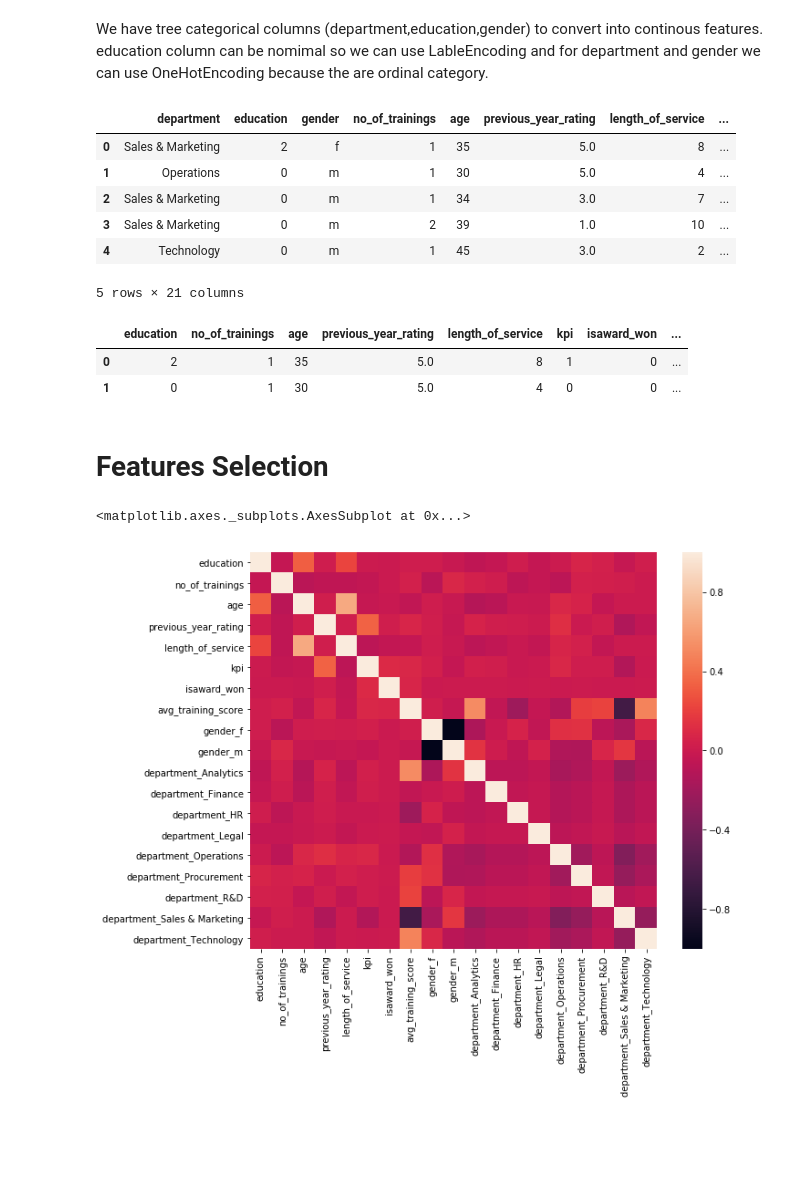
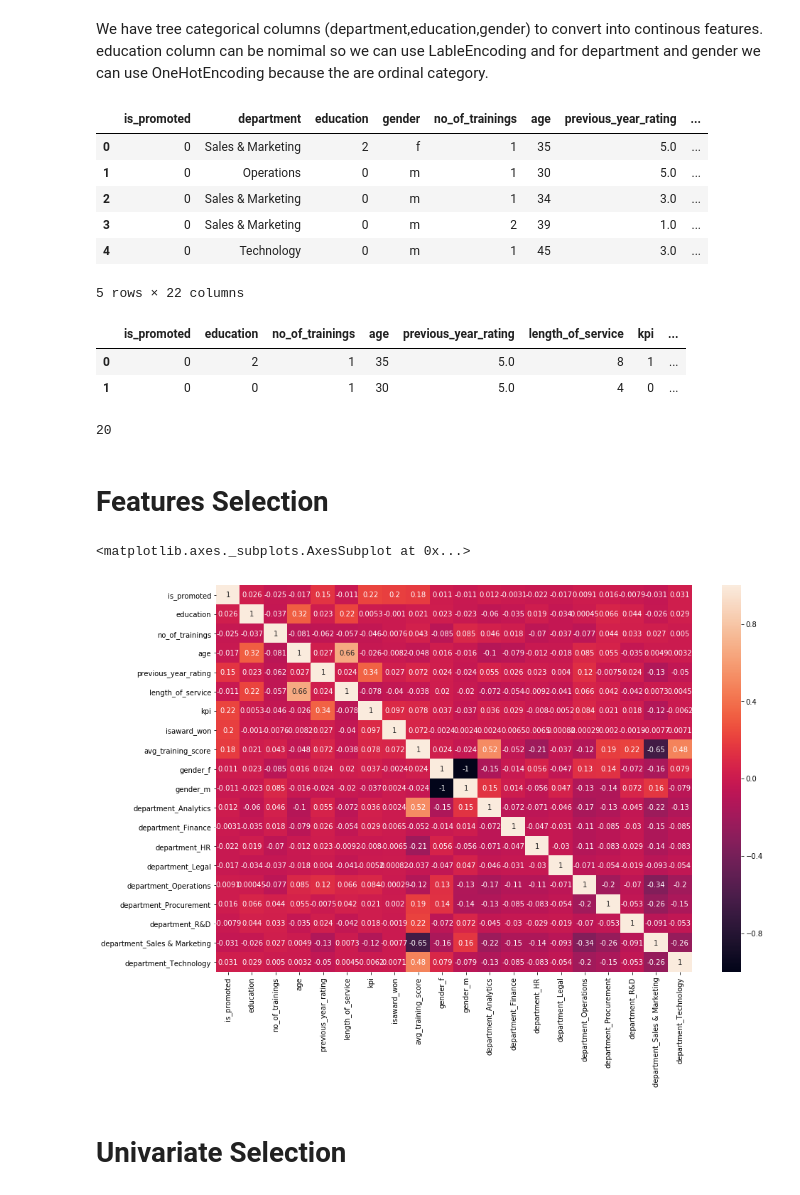
Before and after one commit to warriorgithub/datascience, a Jupyter notebook: compitions/analytical_vidhya/HR_Analytics/HR_analytics.ipynb, the cells around one changed output. Saved outputs shown, nothing was run; the diff lists cells and outputs as text; code cells hidden in the pictures; blank space fills up the shorter version.

```diff
--- a/compitions/analytical_vidhya/HR_Analytics/HR_analytics.ipynb
+++ b/compitions/analytical_vidhya/HR_Analytics/HR_analytics.ipynb
@@ -127,6 +128,8 @@ Index(['department', 'region', 'education', 'gender', 'recruitment_channel',
       dtype='object')
 # %%
 model_df = pd.DataFrame()
+# %%
+model_df['is_promoted'] = clone_train['is_promoted']
 # %% [markdown]
 <b> Feature :</b> department
 
@@ -412,26 +415,32 @@ encode_bin= pd.concat([encode_bin,gender_onehot_df,department_onehot_df],axis=1)
 # %%
 encode_bin.head()
 # %% [output]
-|  | department | education | gender | no_of_trainings | age | previous_year_rating | length_of_service | ... |
-| 0 | Sales & Marketing | 2 | f | 1 | 35 | 5.0 | 8 | ... |
-| 1 | Operations | 0 | m | 1 | 30 | 5.0 | 4 | ... |
-| 2 | Sales & Marketing | 0 | m | 1 | 34 | 3.0 | 7 | ... |
-| 3 | Sales & Marketing | 0 | m | 2 | 39 | 1.0 | 10 | ... |
-| 4 | Technology | 0 | m | 1 | 45 | 3.0 | 2 | ... |
+|  | is_promoted | department | education | gender | no_of_trainings | age | previous_year_rating | ... |
+| 0 | 0 | Sales & Marketing | 2 | f | 1 | 35 | 5.0 | ... |
+| 1 | 0 | Operations | 0 | m | 1 | 30 | 5.0 | ... |
+| 2 | 0 | Sales & Marketing | 0 | m | 1 | 34 | 3.0 | ... |
+| 3 | 0 | Sales & Marketing | 0 | m | 2 | 39 | 1.0 | ... |
+| 4 | 0 | Technology | 0 | m | 1 | 45 | 3.0 | ... |
-5 rows × 21 columns
+5 rows × 22 columns
 # %%
 encode_bin.drop(['department','gender'],axis=1,inplace=True)
 # %%
 encode_bin.head(2)
 # %% [output]
-|  | education | no_of_trainings | age | previous_year_rating | length_of_service | kpi | isaward_won | ... |
-| 0 | 2 | 1 | 35 | 5.0 | 8 | 1 | 0 | ... |
-| 1 | 0 | 1 | 30 | 5.0 | 4 | 0 | 0 | ... |
+|  | is_promoted | education | no_of_trainings | age | previous_year_rating | length_of_service | kpi | ... |
+| 0 | 0 | 2 | 1 | 35 | 5.0 | 8 | 1 | ... |
+| 1 | 0 | 0 | 1 | 30 | 5.0 | 4 | 0 | ... |
+# %%
+len(encode_bin.columns)
+# %% [output]
+20
 # %% [markdown]
 # Features Selection
 # %%
-plt.figure(figsize=(10,8))
-sns.heatmap(encode_bin.corr())
+plt.figure(figsize=(15,10))
+sns.heatmap(encode_bin.corr(),annot=True)
 # %% [output]
 <matplotlib.axes._subplots.AxesSubplot at 0x...>
-[figure, old version]
+[figure, new version]
+# %% [markdown]
+# Univariate Selection
```
Also changed, not shown: parts of 57 cells of this notebook.
